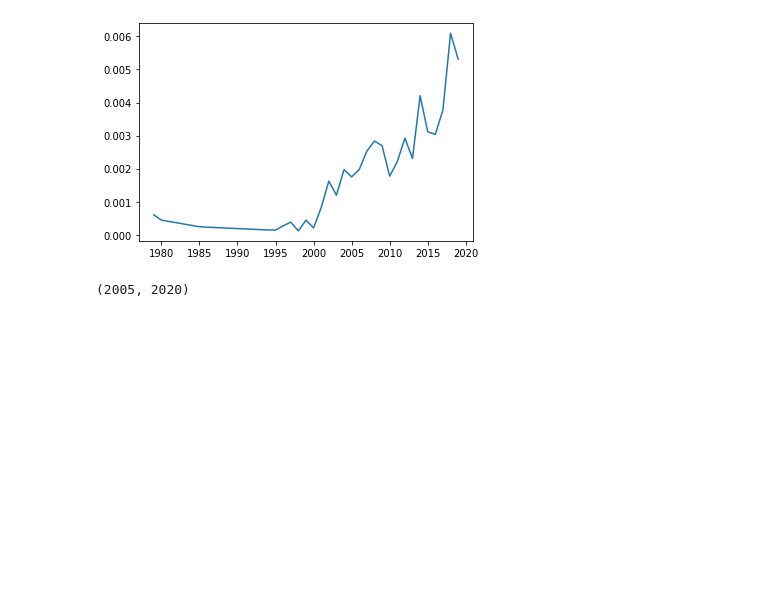
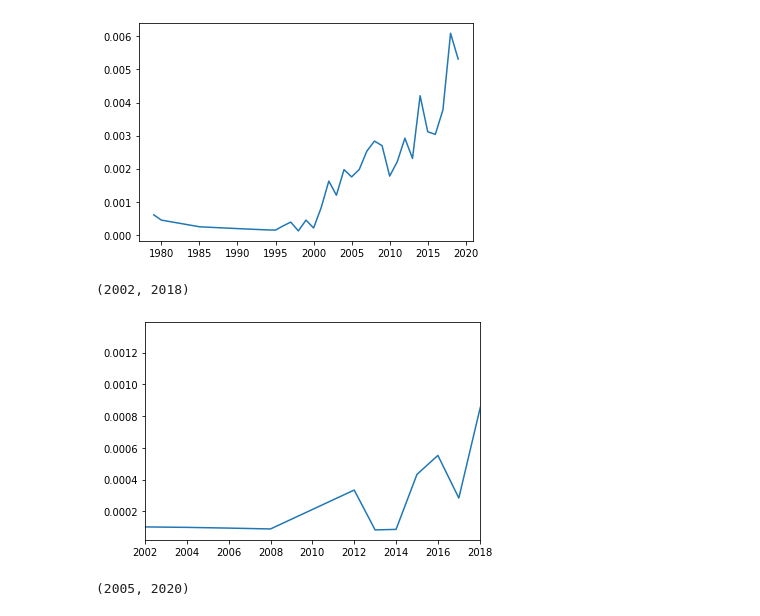
Before and after one commit to Shunling/CapstoneProjects, a Jupyter notebook: NaturalLanguageProcessingGPCR/Text_Analysis.ipynb, the cells around one changed output. Saved outputs shown, nothing was run; the diff lists cells and outputs as text; code cells hidden in the pictures; blank space fills up the shorter version.

```diff
--- a/NaturalLanguageProcessingGPCR/Text_Analysis.ipynb
+++ b/NaturalLanguageProcessingGPCR/Text_Analysis.ipynb
@@ -537,6 +586,13 @@ plt.plot(x,y)
 # %% [output]
 [<matplotlib.lines.Line2D at 0x...>]
 [figure]
+# %%
+x, y = norm_year_trend('gpr68',df_y,total)
+plt.plot(x,y)
+plt.xlim(2002,2018)
+# %% [output]
+(2002, 2018)
+[figure, added]
 # %%
 term = 'molecular dynamic'
 x, y = norm_year_trend(term,df_y,total)
```
Also changed, not shown: parts of 41 cells of this notebook.
